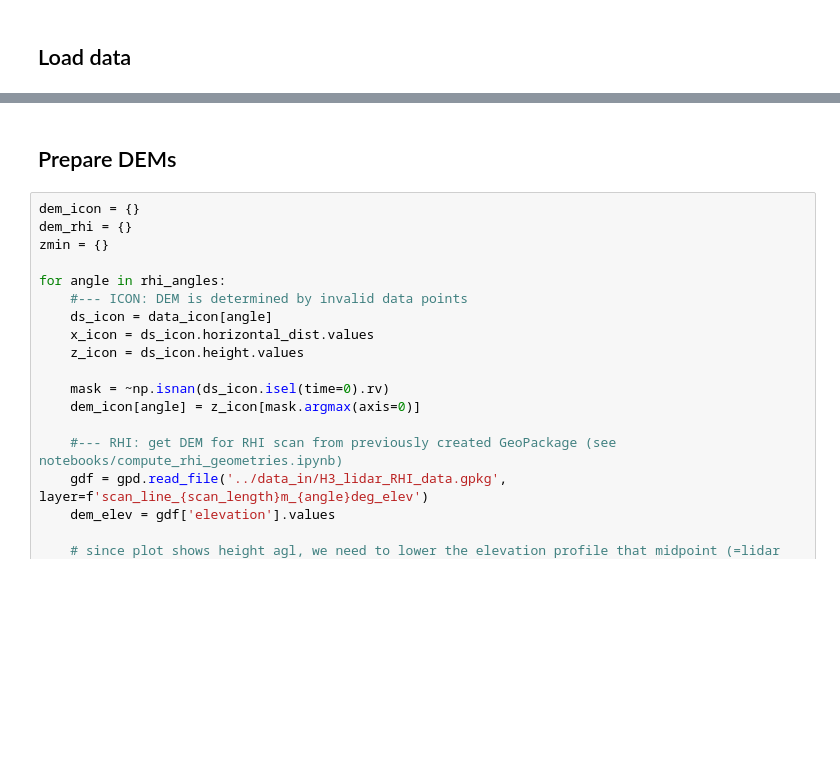
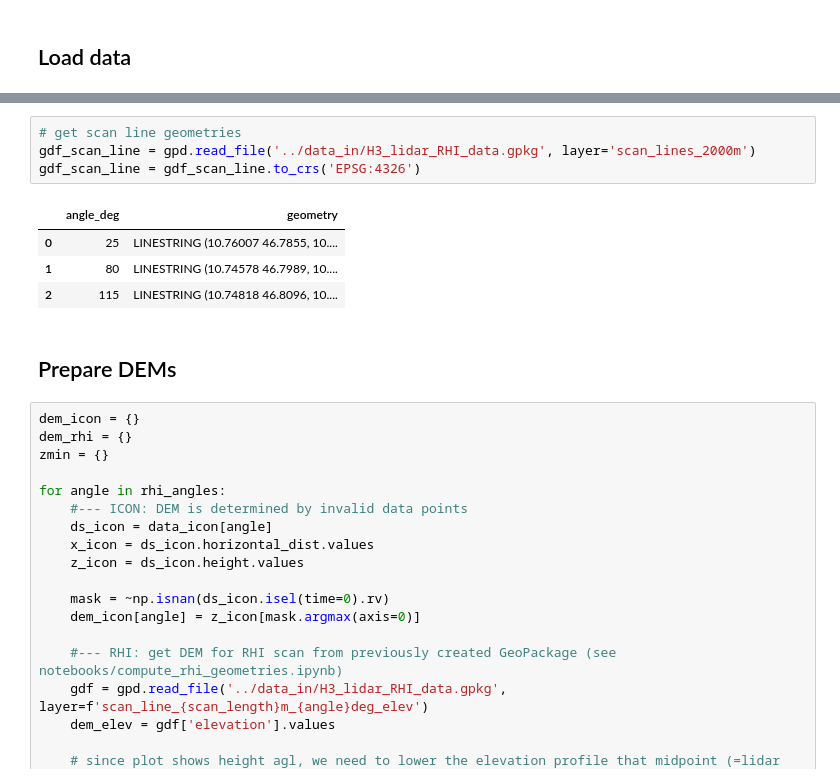
Before and after one commit to ClimLabTools/icon_validation, a Jupyter notebook: notebooks/fig_rhi_icon_2D.ipynb, the cells around one changed output, grey strips where cells are left out. Cells and saved outputs as stored; diff of their text form; blank space fills up the shorter version.

```diff
--- a/notebooks/fig_rhi_icon_2D.ipynb
+++ b/notebooks/fig_rhi_icon_2D.ipynb
@@ -79,3 +103,12 @@ for angle in rhi_angles:
+# %%
+# get scan line geometries
+gdf_scan_line = gpd.read_file('../data_in/H3_lidar_RHI_data.gpkg', layer='scan_lines_2000m')
+gdf_scan_line = gdf_scan_line.to_crs('EPSG:4326')
+# %% [output]
+|  | angle_deg | geometry |
+| 0 | 25 | LINESTRING (10.76007 46.7855, 10.... |
+| 1 | 80 | LINESTRING (10.74578 46.7989, 10.... |
+| 2 | 115 | LINESTRING (10.74818 46.8096, 10.... |
 # %% [markdown]
 ## Prepare DEMs
 # %%
```
Also changed, not shown: parts of 10 cells of this notebook, 6 other files.
